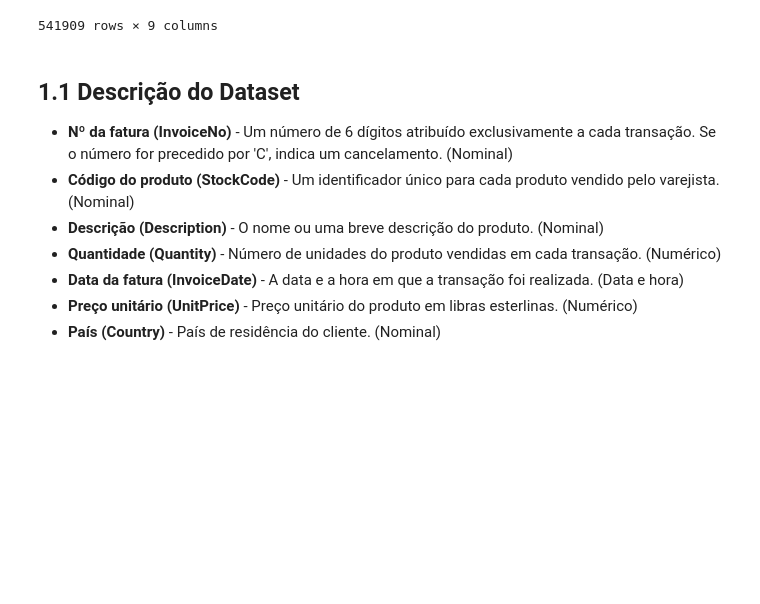
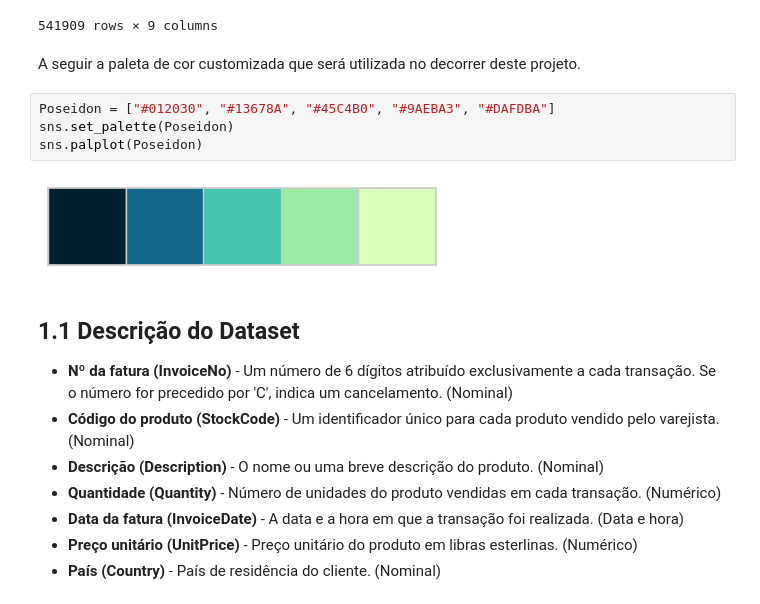
Before and after one commit to rrafahenrique/Case-Study-Online-Retail-Transaction-Data, a Jupyter notebook: PARTE I.ipynb, the cells around one changed output. Drawn from its saved outputs; the diff is of its cells as text; blank space fills up the shorter version.

Commit message:
Modificacao-Projeto

```diff
--- a/PARTE I.ipynb
+++ b/PARTE I.ipynb
@@ -44,6 +44,14 @@ display(df)
 | 541907 | 541907 | 581587 | 23255 | CHILDRENS CUTLERY CIRCUS PARADE | 4 | 12/9/2011 12:50 | 4.15 | 12680.0 | France |
 | 541908 | 541908 | 581587 | 22138 | BAKING SET 9 PIECE RETROSPOT | 3 | 12/9/2011 12:50 | 4.95 | 12680.0 | France |
 541909 rows × 9 columns
+# %% [markdown]
+A seguir a paleta de cor customizada que será utilizada no decorrer deste projeto.
+# %%
+Poseidon = ["#012030", "#13678A", "#45C4B0", "#9AEBA3", "#DAFDBA"]
+sns.set_palette(Poseidon)
+sns.palplot(Poseidon)
+# %% [output]
+[figure, added]
 # %% [markdown]
 ## 1.1 Descrição do Dataset
 - **Nº da fatura (InvoiceNo)** - Um número de 6 dígitos atribuído exclusivamente a cada transação. Se o número for precedido por 'C', indica um cancelamento. (Nominal)
```
Also changed, not shown: parts of 21 cells of this notebook, 2 other files.
